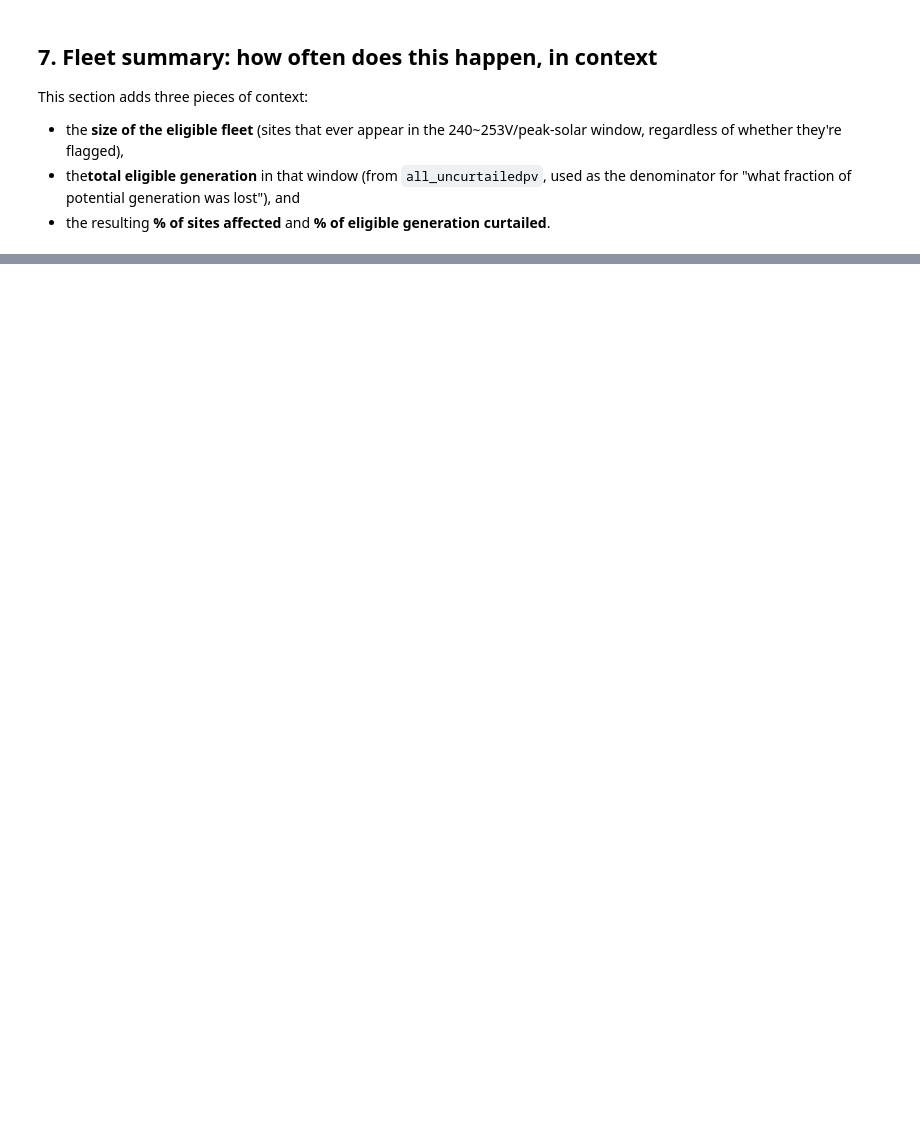
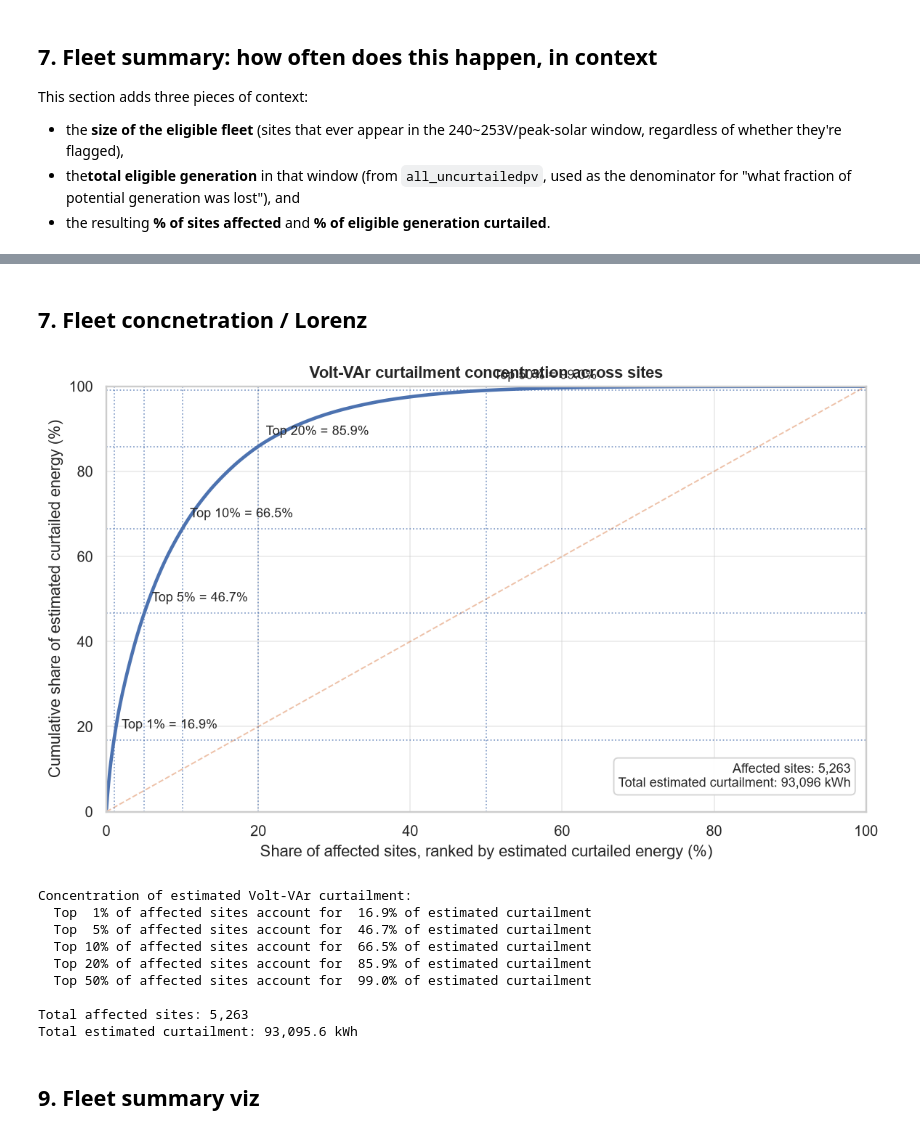
Before and after one commit to UNSW-CEEM/CICCADA, a Jupyter notebook: bms_sa_review/data_query/03_voltvar_curtailment_detection.ipynb, the cells around one changed output, grey strips where cells are left out. Drawn from its saved outputs; the diff is of its cells as text; code cells hidden in the pictures; blank space fills up the shorter version.

```diff
--- a/bms_sa_review/data_query/03_voltvar_curtailment_detection.ipynb
+++ b/bms_sa_review/data_query/03_voltvar_curtailment_detection.ipynb
@@ -1395,3 +799,37 @@ else:
+# %% [markdown]
+## 7. Fleet concnetration / Lorenz
+# %%
+# Site-level distribution + concentration
+site_dist = compute_site_distribution(
+    candidates, eligible_context_by_site_year, all_context_by_site_year,
+)
+
+curt_rank, concentration, total_curt_kWh = compute_concentration(site_dist)
+
+# Plot
+plot_concentration_curve(curt_rank, concentration, total_curt_kWh)
+
+# Summary
+if concentration:
+    print("\nConcentration of estimated Volt-VAr curtailment:")
+    for pct_sites, share in concentration.items():
+        print(f"  Top {pct_sites:>2}% of affected sites account for "
+              f"{share:5.1f}% of estimated curtailment")
+    print(f"\nTotal affected sites: {len(curt_rank):,}")
+    print(f"Total estimated curtailment: {total_curt_kWh:,.1f} kWh")
+# %% [output]
+[figure, added]
+Concentration of estimated Volt-VAr curtailment:
+  Top  1% of affected sites account for  16.9% of estimated curtailment
+  Top  5% of affected sites account for  46.7% of estimated curtailment
+  Top 10% of affected sites account for  66.5% of estimated curtailment
+  Top 20% of affected sites account for  85.9% of estimated curtailment
+  Top 50% of affected sites account for  99.0% of estimated curtailment
+
+Total affected sites: 5,263
+Total estimated curtailment: 93,095.6 kWh
+# %% [markdown]
+## 9. Fleet summary viz
 # %%
 # =============================================================================
 # VISUALISATION — CLEAN FLEET SUMMARY + POSITIVE-VALUE DISTRIBUTIONS
```
Also changed, not shown: parts of 22 cells of this notebook, 2 other files.
